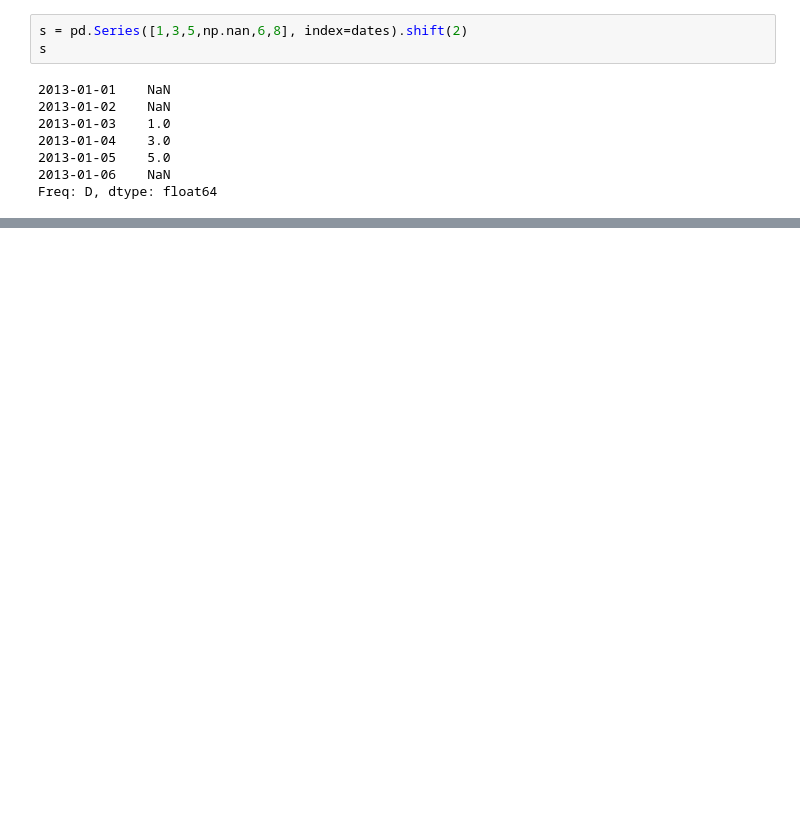
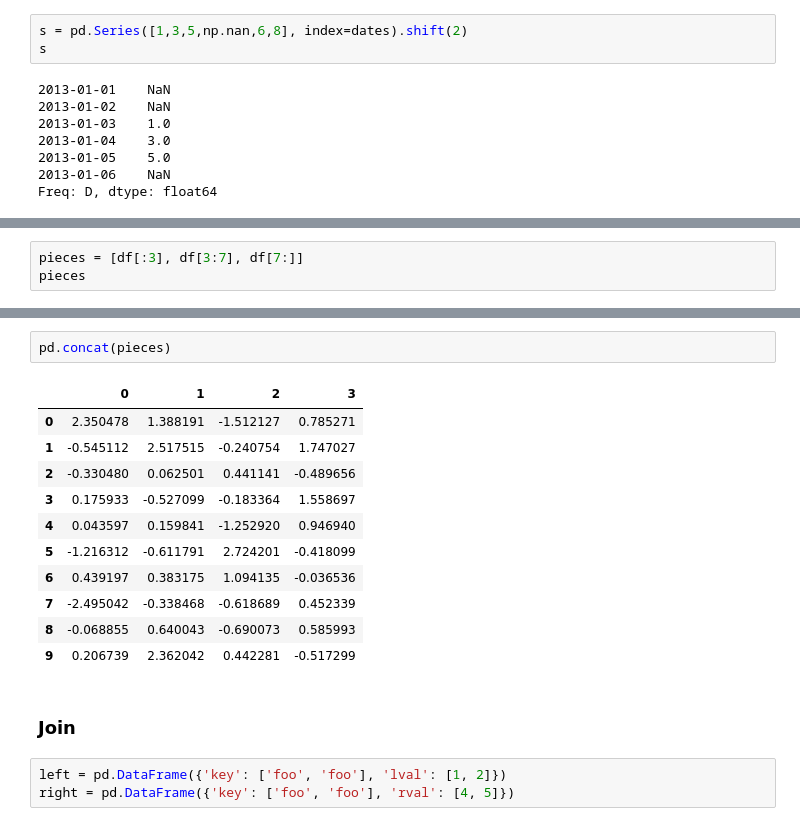
Before and after one commit to dsalgador/Data-Science-Python, a Jupyter notebook: PandasLibrary.ipynb, the cells around one changed output, grey strips where cells are left out. Cells and saved outputs as stored; diff of their text form; blank space fills up the shorter version.

```diff
--- a/PandasLibrary.ipynb
+++ b/PandasLibrary.ipynb
@@ -378,0 +456,3 @@ df.sub(s, axis='index')
+# %%
+pieces = [df[:3], df[3:7], df[7:]]
+pieces
@@ -378,0 +473,19 @@ df.sub(s, axis='index')
+# %%
+pd.concat(pieces)
+# %% [output]
+|  | 0 | 1 | 2 | 3 |
+| 0 | 2.350478 | 1.388191 | -1.512127 | 0.785271 |
+| 1 | -0.545112 | 2.517515 | -0.240754 | 1.747027 |
+| 2 | -0.330480 | 0.062501 | 0.441141 | -0.489656 |
+| 3 | 0.175933 | -0.527099 | -0.183364 | 1.558697 |
+| 4 | 0.043597 | 0.159841 | -1.252920 | 0.946940 |
+| 5 | -1.216312 | -0.611791 | 2.724201 | -0.418099 |
+| 6 | 0.439197 | 0.383175 | 1.094135 | -0.036536 |
+| 7 | -2.495042 | -0.338468 | -0.618689 | 0.452339 |
+| 8 | -0.068855 | 0.640043 | -0.690073 | 0.585993 |
+| 9 | 0.206739 | 2.362042 | 0.442281 | -0.517299 |
+# %% [markdown]
+### Join
+# %%
+left = pd.DataFrame({'key': ['foo', 'foo'], 'lval': [1, 2]})
+right = pd.DataFrame({'key': ['foo', 'foo'], 'rval': [4, 5]})
```
Also changed, not shown: parts of 91 cells of this notebook.
